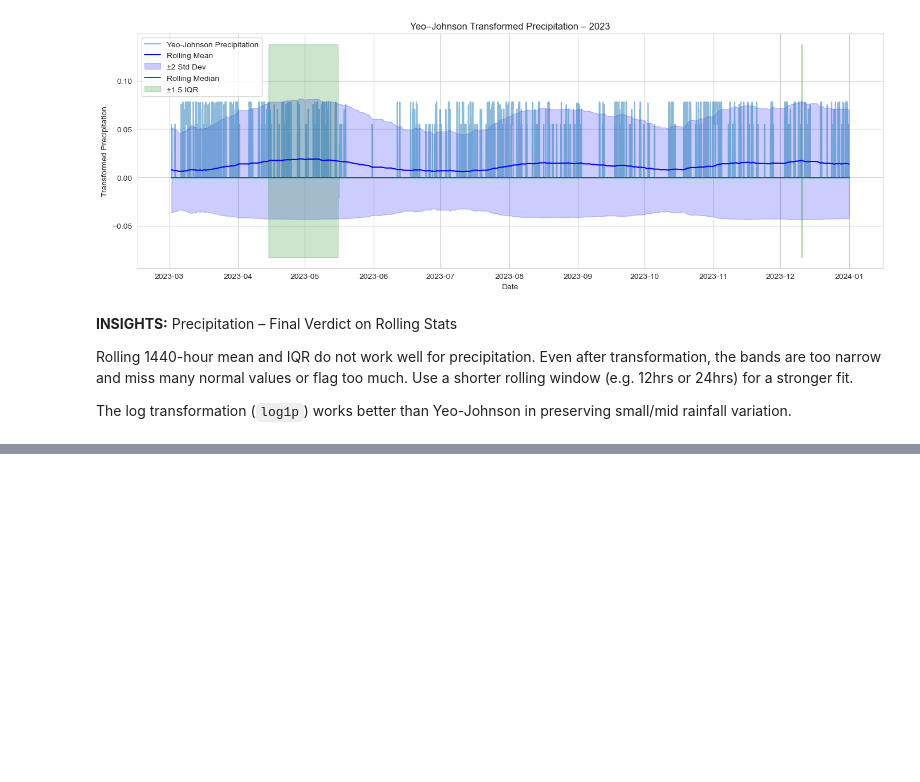
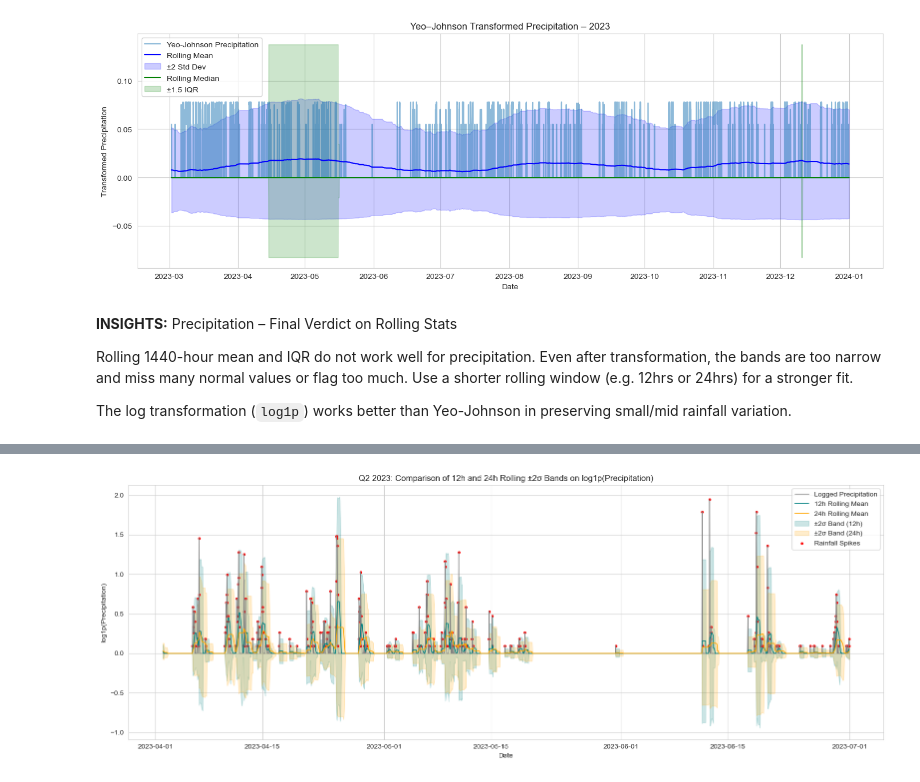
Before and after one commit to Jeremiah-Bachtin/comp1884-group6-weather-anomaly-detection-system, a Jupyter notebook: notebooks/notebook_jeremy_EDA.ipynb, the cells around one changed output, grey strips where cells are left out. Drawn from its saved outputs; the diff is of its cells as text; code cells hidden in the pictures; blank space fills up the shorter version.

```diff
--- a/notebooks/notebook_jeremy_EDA.ipynb
+++ b/notebooks/notebook_jeremy_EDA.ipynb
@@ -359,8 +359,9 @@ for col in features:
 **Precipitation values for 2023 transformed using 'log1p' and corresponding rolling stats:**
 # %%
 # Preprocess precipitation with log1p transformation
-df_2023['precip_log'] = np.log1p(df_2023['precipitation'])
-
+df['precip_log'] = np.log1p(df['precipitation'])
+# Separate out year 2023
+df_2023 = df[df['year'] == 2023].copy()
 # Recompute rolling bands on log-transformed precipitation
 rolling_mean_log = df_2023['precip_log'].rolling(window=window).mean()
 rolling_std_log = df_2023['precip_log'].rolling(window=window).std()
@@ -537,0 +524,51 @@ For LSTM-AE, use log1p() only — no scaling, as most sequences lack a stable IQ
+# %%
+# 🔍 Visual Comparison of 12h vs 24h Rolling Bands on log1p(Precipitation) — Q2 2023
+
+# Step 1: Subset to April–June 2023 and compute log1p
+df_q2_2023 = df["2023-04-01":"2023-06-30"].copy()
+
+# Step 2: Compute rolling means and bounds
+df_q2_2023["mean_12h"] = df_q2_2023["precip_log"].rolling(12).mean()
+df_q2_2023["std_12h"] = df_q2_2023["precip_log"].rolling(12).std()
+df_q2_2023["upper_12h"] = df_q2_2023["mean_12h"] + 2 * df_q2_2023["std_12h"]
+df_q2_2023["lower_12h"] = df_q2_2023["mean_12h"] - 2 * df_q2_2023["std_12h"]
+
+df_q2_2023["mean_24h"] = df_q2_2023["precip_log"].rolling(24).mean()
+df_q2_2023["std_24h"] = df_q2_2023["precip_log"].rolling(24).std()
+df_q2_2023["upper_24h"] = df_q2_2023["mean_24h"] + 2 * df_q2_2023["std_24h"]
+df_q2_2023["lower_24h"] = df_q2_2023["mean_24h"] - 2 * df_q2_2023["std_24h"]
+
+# Step 3: Prepare clean arrays
+plot_df = df_q2_2023.dropna(subset=[
+    "precip_log", "mean_12h", "mean_24h",
+    "upper_12h", "lower_12h", "upper_24h", "lower_24h", "precipitation"
+]).copy()
+
+x = plot_df.index
+y = plot_df["precip_log"].astype("float64").values
+mean_12h = plot_df["mean_12h"].astype("float64").values
+mean_24h = plot_df["mean_24h"].astype("float64").values
+upper_12h = plot_df["upper_12h"].astype("float64").values
+lower_12h = plot_df["lower_12h"].astype("float64").values
+upper_24h = plot_df["upper_24h"].astype("float64").values
+lower_24h = plot_df["lower_24h"].astype("float64").values
+rain_spikes = plot_df["precipitation"].astype("float64").values > 0
+
+# Step 4: Plot
+plt.figure(figsize=(16, 6))
+plt.plot(x, y, label="Logged Precipitation", color="gray", linewidth=1)
+plt.plot(x, mean_12h, label="12h Rolling Mean", color="teal", linewidth=1.2)
+plt.plot(x, mean_24h, label="24h Rolling Mean", color="orange", linewidth=1.2)
+plt.fill_between(x, lower_12h, upper_12h, color="teal", alpha=0.2, label="±2σ Band (12h)")
+plt.fill_between(x, lower_24h, upper_24h, color="orange", alpha=0.2, label="±2σ Band (24h)")
+plt.scatter(x[rain_spikes], y[rain_spikes], color="red", s=8, label="Rainfall Spikes")
+
+plt.title("Q2 2023: Comparison of 12h and 24h Rolling ±2σ Bands on log1p(Precipitation)")
+plt.xlabel("Date")
+plt.ylabel("log1p(Precipitation)")
+plt.legend()
+plt.grid(True)
+plt.tight_layout()
+plt.show()
+# %% [output]
+[figure, new version]
```
Also changed, not shown: parts of 8 cells of this notebook.
